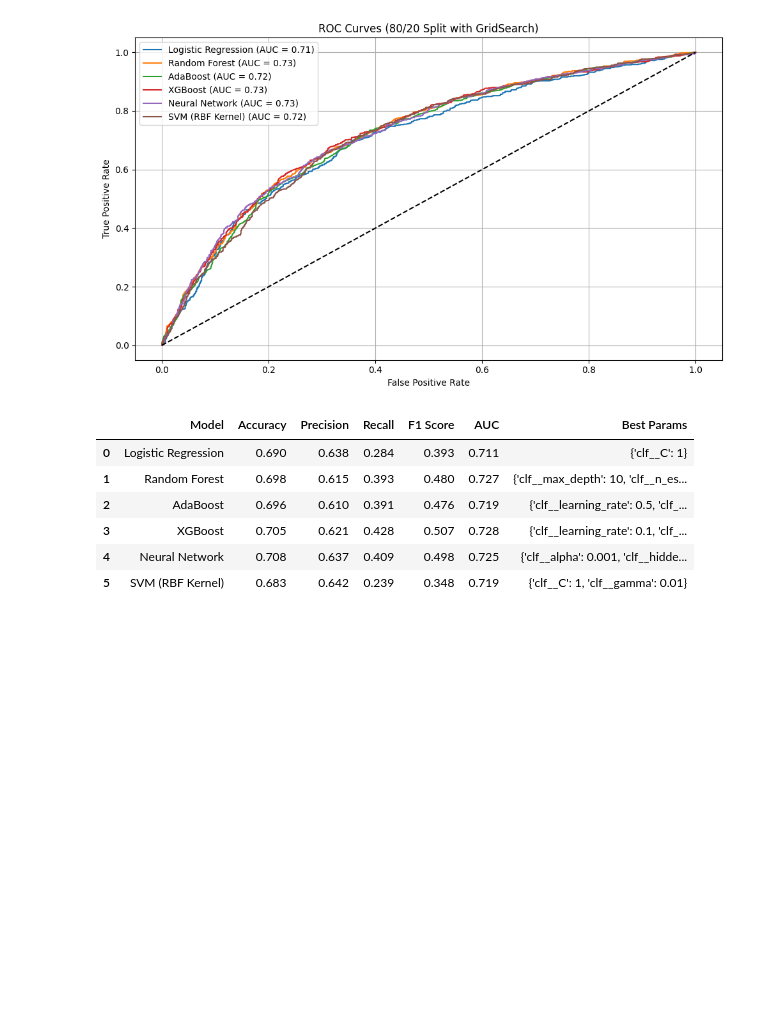
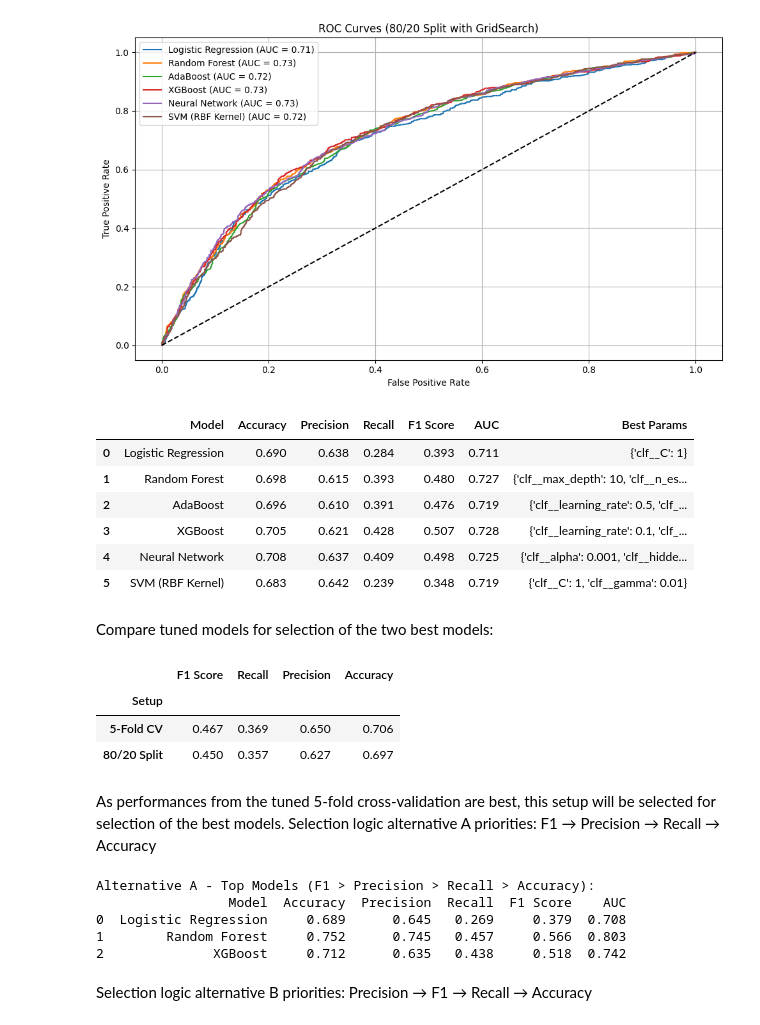
Before and after one commit to mincode2024/risk_assessment_case_study, a Jupyter notebook: notebooks/02_modeling.ipynb, the cells around one changed output. Cells and saved outputs as stored; diff of their text form; code cells hidden in the pictures; blank space fills up the shorter version.

```diff
--- a/notebooks/02_modeling.ipynb
+++ b/notebooks/02_modeling.ipynb
@@ -636,3 +636,74 @@ Running GridSearchCV for SVM (RBF Kernel)...
 | 3 | XGBoost | 0.705 | 0.621 | 0.428 | 0.507 | 0.728 | {'clf__learning_rate': 0.1, 'clf_... |
 | 4 | Neural Network | 0.708 | 0.637 | 0.409 | 0.498 | 0.725 | {'clf__alpha': 0.001, 'clf__hidde... |
 | 5 | SVM (RBF Kernel) | 0.683 | 0.642 | 0.239 | 0.348 | 0.719 | {'clf__C': 1, 'clf__gamma': 0.01} |
+# %% [markdown]
+Compare tuned models for selection of the two best models:
+# %%
+import pandas as pd
+
+# Load both performance result CSVs
+df_cv = pd.read_csv("../reports/model_performance_comparison_cv_tuned_results.csv")
+df_split = pd.read_csv("../reports/model_performance_comparison_80-20ttsplit_tuned_results.csv")
+
+# Add source column for clarity
+df_cv["Setup"] = "5-Fold CV"
+df_split["Setup"] = "80/20 Split"
+
+# Combine for comparison
+combined_df = pd.concat([df_cv, df_split], ignore_index=True)
+
+# Compare average F1, Recall, Precision, Accuracy across setups
+summary = combined_df.groupby("Setup")[["F1 Score", "Recall", "Precision", "Accuracy"]].mean().round(3)
+
+summary
+# %% [output]
+|  | F1 Score | Recall | Precision | Accuracy |
+| Setup |  |  |  |  |
+| 5-Fold CV | 0.467 | 0.369 | 0.650 | 0.706 |
+| 80/20 Split | 0.450 | 0.357 | 0.627 | 0.697 |
+# %% [markdown]
+As performances from the tuned 5-fold cross-validation are best, this setup will be selected for selection of the best models.
+Selection logic alternative A priorities: F1 → Precision → Recall → Accuracy
+# %%
+# Model selection criteria: F1 > Precision > Recall > Accuracy
+
+import pandas as pd
+
+# Load the model performance results
+results_df = pd.read_csv("../reports/model_performance_comparison_cv_tuned_results.csv")
+
+# Logistic Regression as baseline
+baseline_model = results_df[results_df["Model"] == "Logistic Regression"]
+
+# Exclude Logistic Regression from selection ranking
+ranked_df_a = results_df[results_df["Model"] != "Logistic Regression"].copy()
+
+# Rank each metric (higher = better)
+ranked_df_a["F1_rank"] = ranked_df_a["F1 Score"].rank(ascending=False, method="min")
+ranked_df_a["Precision_rank"] = ranked_df_a["Precision"].rank(ascending=False, method="min")
+ranked_df_a["Recall_rank"] = ranked_df_a["Recall"].rank(ascending=False, method="min")
+ranked_df_a["Accuracy_rank"] = ranked_df_a["Accuracy"].rank(ascending=False, method="min")
+
+# Weighted score: F1 (highest priority), then Recall, then Precision, then Accuracy
+ranked_df_a["Overall_rank_A"] = (
+    ranked_df_a["F1_rank"] * 1 +
+    ranked_df_a["Precision_rank"] * 2 +
+    ranked_df_a["Recall_rank"] * 3 +
+    ranked_df_a["Accuracy_rank"] * 4
+)
+
+# Sort and select top 2 models
+best_models_A = ranked_df_a.sort_values("Overall_rank_A").head(2)
+
+# Combine with baseline
+selected_models_A = pd.concat([baseline_model, best_models_A], ignore_index=True)
+print("Alternative A - Top Models (F1 > Precision > Recall > Accuracy):")
+print(selected_models_A[["Model", "Accuracy", "Precision", "Recall", "F1 Score", "AUC"]])
+# %% [output]
+Alternative A - Top Models (F1 > Precision > Recall > Accuracy):
+                 Model  Accuracy  Precision  Recall  F1 Score    AUC
+0  Logistic Regression     0.689      0.645   0.269     0.379  0.708
+1        Random Forest     0.752      0.745   0.457     0.566  0.803
+2              XGBoost     0.712      0.635   0.438     0.518  0.742
+# %% [markdown]
+Selection logic alternative B priorities: Precision → F1 → Recall → Accuracy
```
Also changed, not shown: parts of 14 cells of this notebook, 15 other files.
